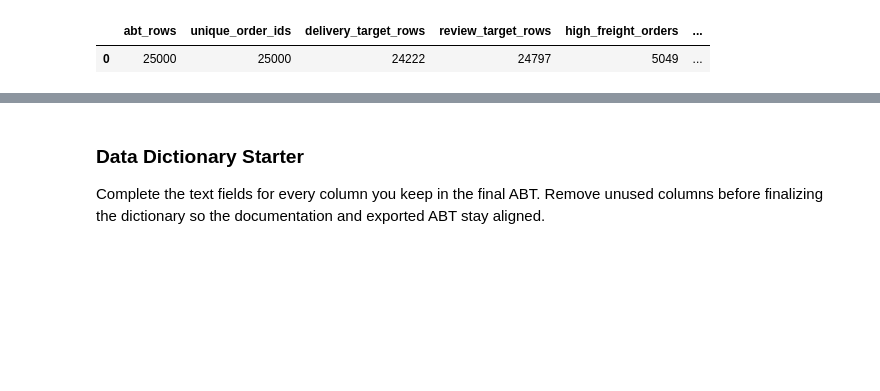
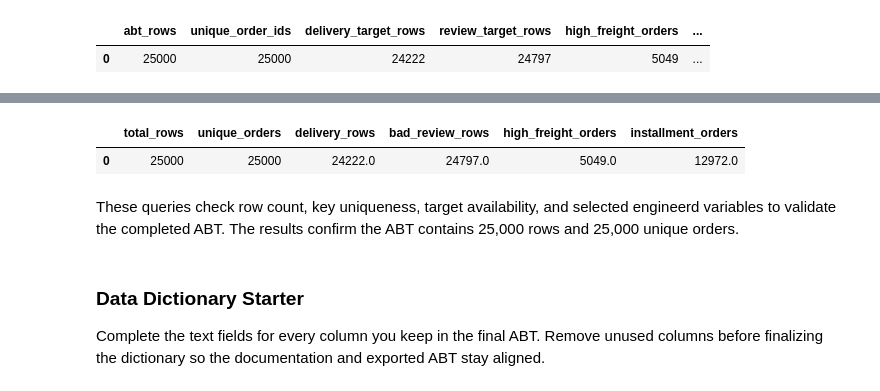
Before and after one commit to Ksandys22/BAN6003-TERMPROJECT-KIRASANDYS, a Jupyter notebook: notebooks/olist_project_starter.ipynb, the cells around one changed output, grey strips where cells are left out. Drawn from its saved outputs; the diff is of its cells as text; code cells hidden in the pictures; blank space fills up the shorter version.

```diff
--- a/notebooks/olist_project_starter.ipynb
+++ b/notebooks/olist_project_starter.ipynb
@@ -657,3 +560,22 @@ display(sql_abt_check)
+# %%
+import duckdb
+
+sql_abt_check = duckdb.sql("""
+SELECT
+    COUNT(*) AS total_rows,
+    COUNT(DISTINCT order_id) AS unique_orders,
+    SUM(CASE WHEN delivered_late is NOT NULL THEN 1 ELSE 0 END) AS delivery_rows,
+    SUM(CASE WHEN bad_review IS NOT NULL THEN 1 ELSE 0 END) AS bad_review_rows,
+    SUM(CASE WHEN freight_ratio > 0.3 THEN 1 ELSE 0 END) AS high_freight_orders,
+    SUM(CASE WHEN payment_installments_max > 1 THEN 1 ELSE 0 END) AS installment_orders
+FROM abt
+""").df()
+display(sql_abt_check)
+# %% [output]
+|  | total_rows | unique_orders | delivery_rows | bad_review_rows | high_freight_orders | installment_orders |
+| 0 | 25000 | 25000 | 24222.0 | 24797.0 | 5049.0 | 12972.0 |
+# %% [markdown]
+These queries check row count, key uniqueness, target availability, and selected engineerd variables to validate the completed ABT. The results confirm the ABT contains 25,000 rows and 25,000 unique orders.
 # %% [markdown]
 ### Data Dictionary Starter
 
```
Also changed, not shown: parts of 6 cells of this notebook.
